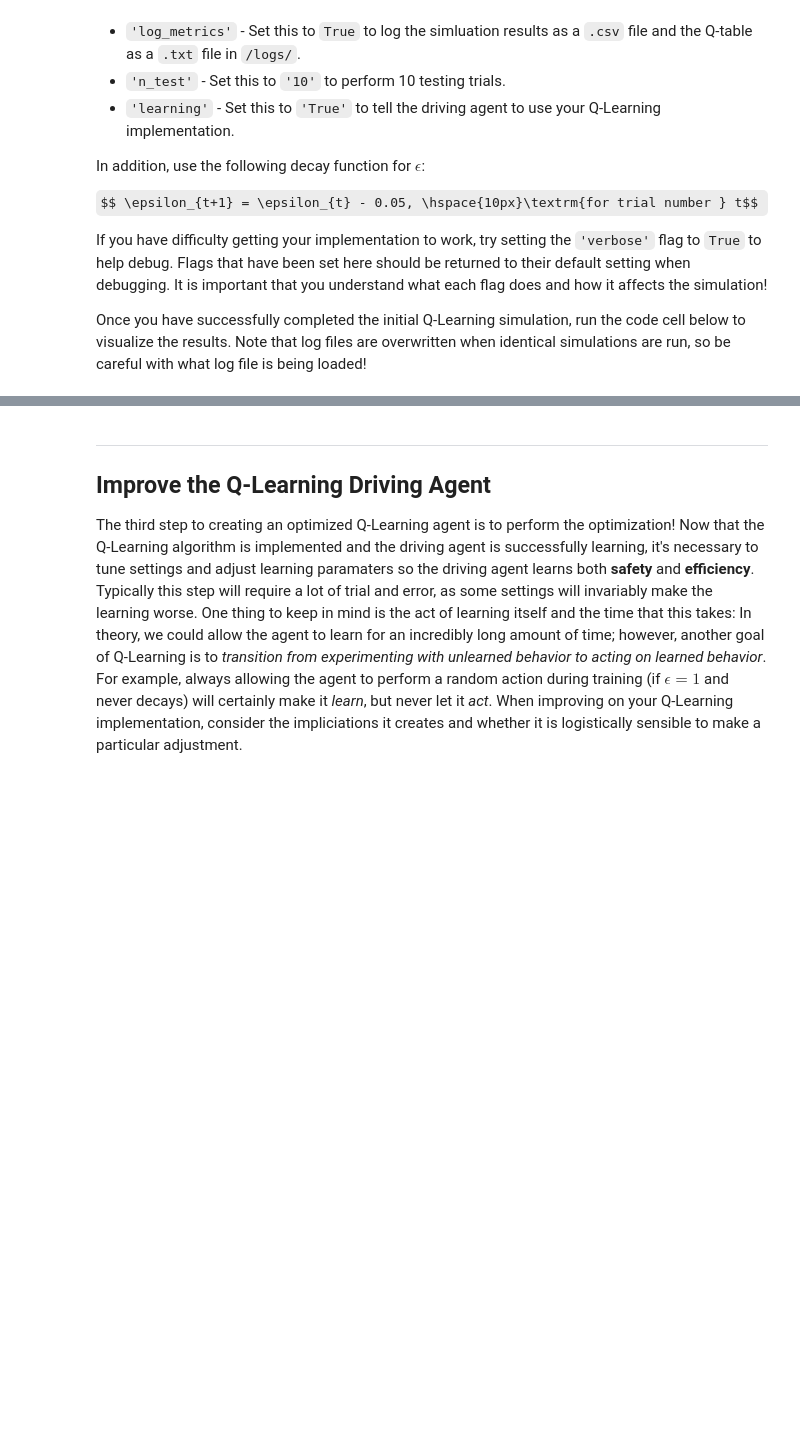
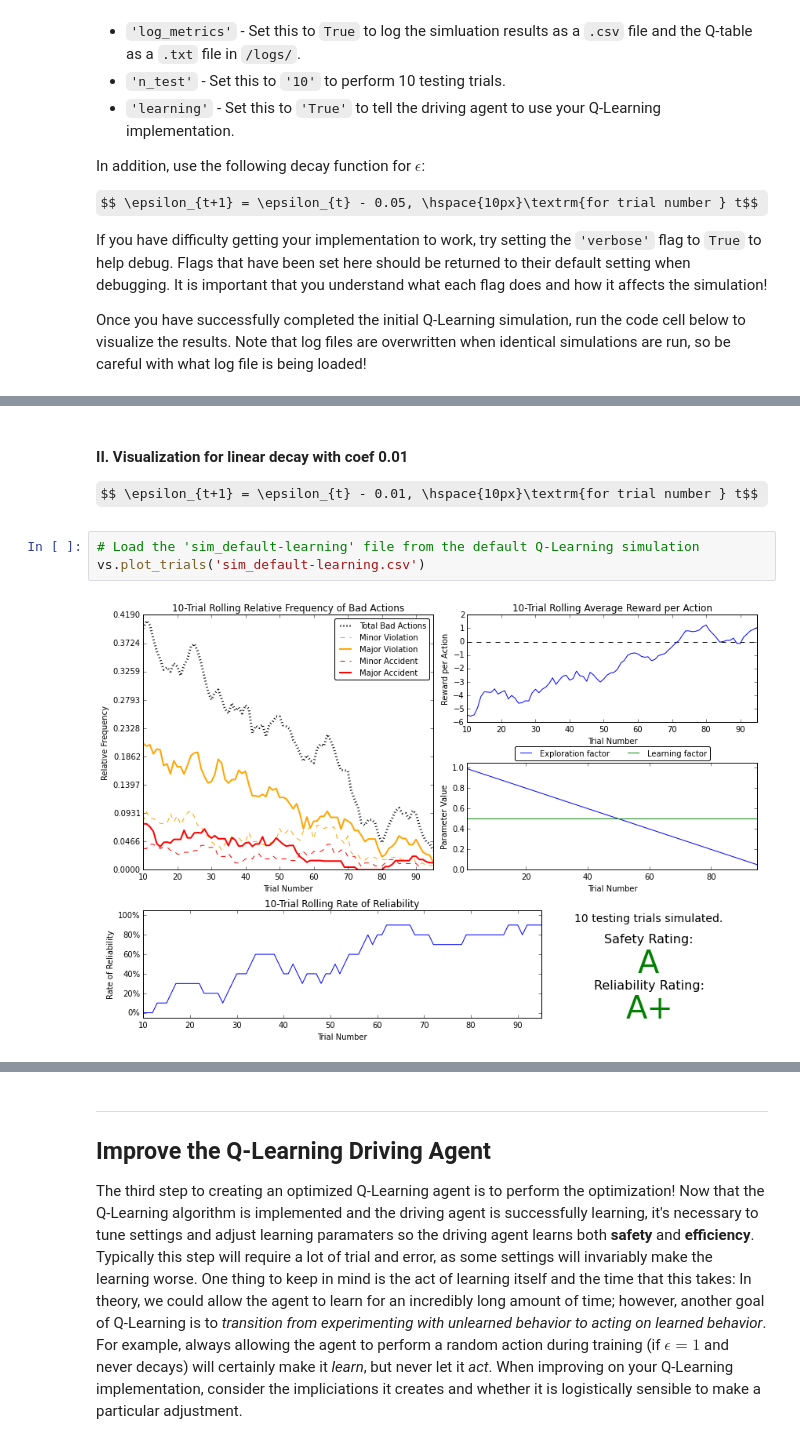
Before and after one commit to leighton613/smartcab, a Jupyter notebook: smartcab.ipynb, the cells around one changed output, grey strips where cells are left out. Saved outputs shown, nothing was run; the diff lists cells and outputs as text; some formulas as TeX source; blank space fills up the shorter version.

```diff
--- a/smartcab.ipynb
+++ b/smartcab.ipynb
@@ -259,2 +256,11 @@ vs.plot_trials('sim_default-learning.csv')
+# %% [markdown]
+#### II. Visualization for linear decay with coef 0.01
+
+$$ \epsilon_{t+1} = \epsilon_{t} - 0.01, \hspace{10px}\textrm{for trial number } t$$
+# %%
+# Load the 'sim_default-learning' file from the default Q-Learning simulation
+vs.plot_trials('sim_default-learning.csv')
+# %% [output]
+[figure, added]
 # %% [markdown]
 ### Question 6
```
Also changed, not shown: parts of 10 cells of this notebook, 1 other file.
